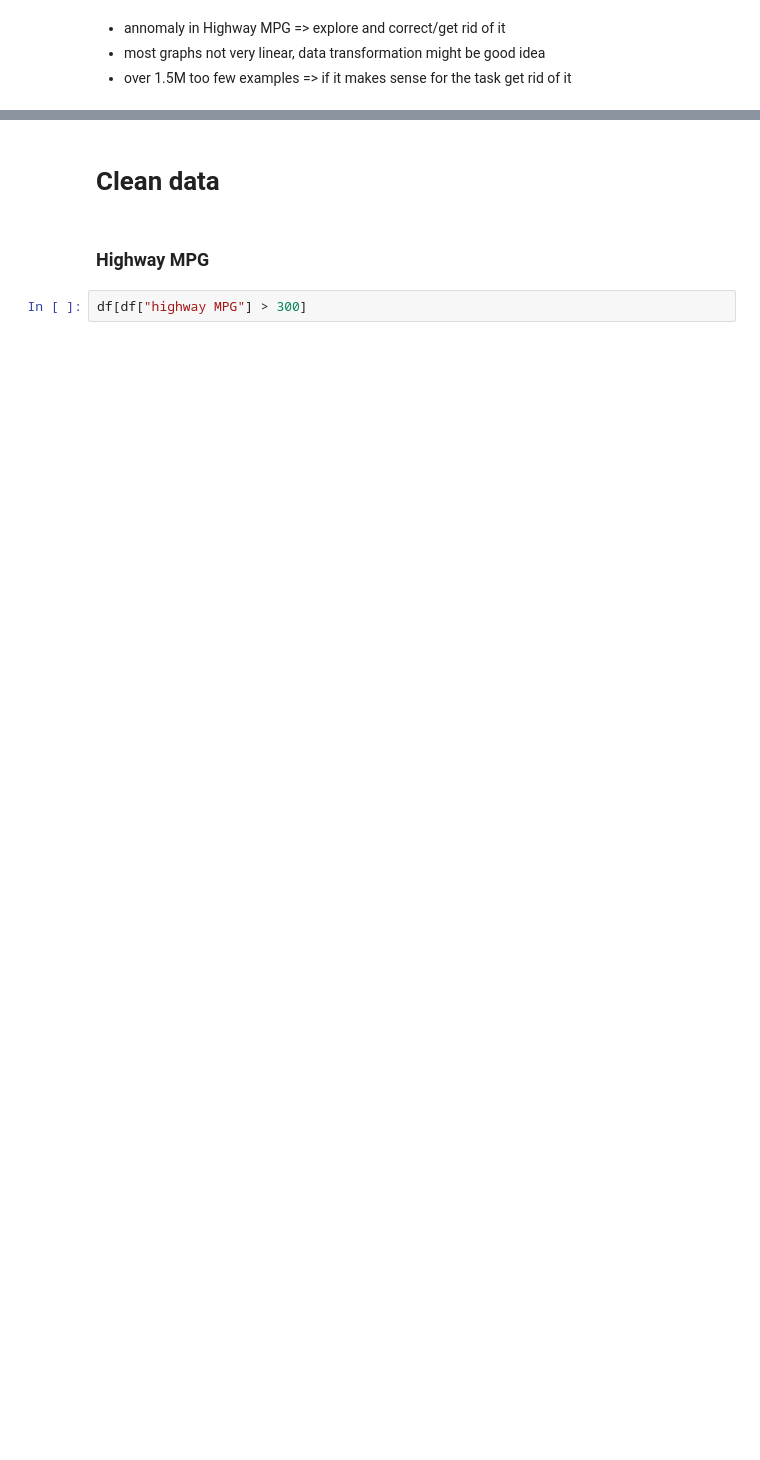
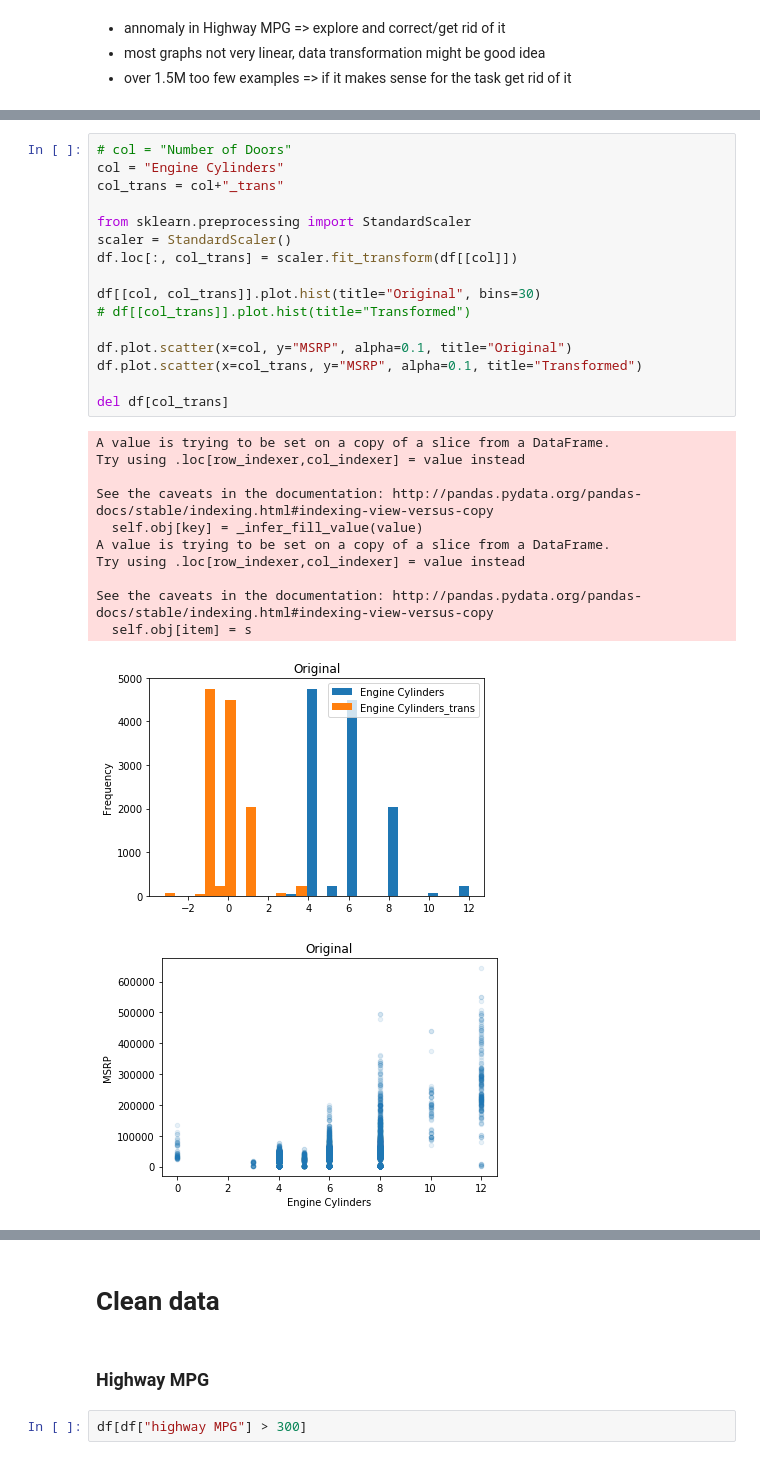
Before and after one commit to tomasprinda/ml-workshop-1, a Jupyter notebook: data_analysis.ipynb, the cells around one changed output, grey strips where cells are left out. Drawn from its saved outputs; the diff is of its cells as text; blank space fills up the shorter version.

```diff
--- a/data_analysis.ipynb
+++ b/data_analysis.ipynb
@@ -233,0 +294,29 @@ for col1, col2, val in most_correlated_pairs:
+# %%
+# col = "Number of Doors"
+col = "Engine Cylinders"
+col_trans = col+"_trans"
+
+from sklearn.preprocessing import StandardScaler
+scaler = StandardScaler()
+df.loc[:, col_trans] = scaler.fit_transform(df[[col]])
+
+df[[col, col_trans]].plot.hist(title="Original", bins=30)
+# df[[col_trans]].plot.hist(title="Transformed")
+
+df.plot.scatter(x=col, y="MSRP", alpha=0.1, title="Original")
+df.plot.scatter(x=col_trans, y="MSRP", alpha=0.1, title="Transformed")
+
+del df[col_trans]
+# %% [output]
+A value is trying to be set on a copy of a slice from a DataFrame.
+Try using .loc[row_indexer,col_indexer] = value instead
+
+See the caveats in the documentation: http://pandas.pydata.org/pandas-docs/stable/indexing.html#indexing-view-versus-copy
+  self.obj[key] = _infer_fill_value(value)
+A value is trying to be set on a copy of a slice from a DataFrame.
+Try using .loc[row_indexer,col_indexer] = value instead
+
+See the caveats in the documentation: http://pandas.pydata.org/pandas-docs/stable/indexing.html#indexing-view-versus-copy
+  self.obj[item] = s
+[figure, added]
+[figure, added]
```
Also changed, not shown: parts of 9 cells of this notebook, 4 other files.
